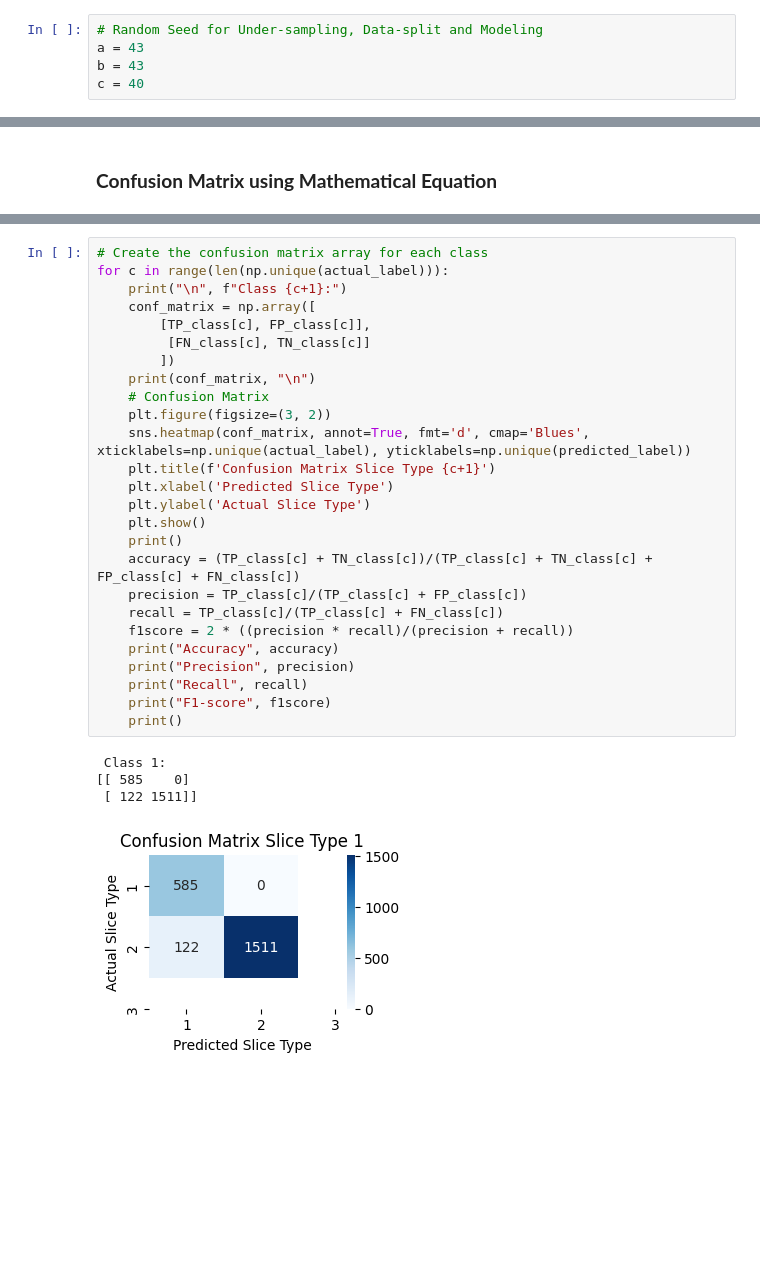
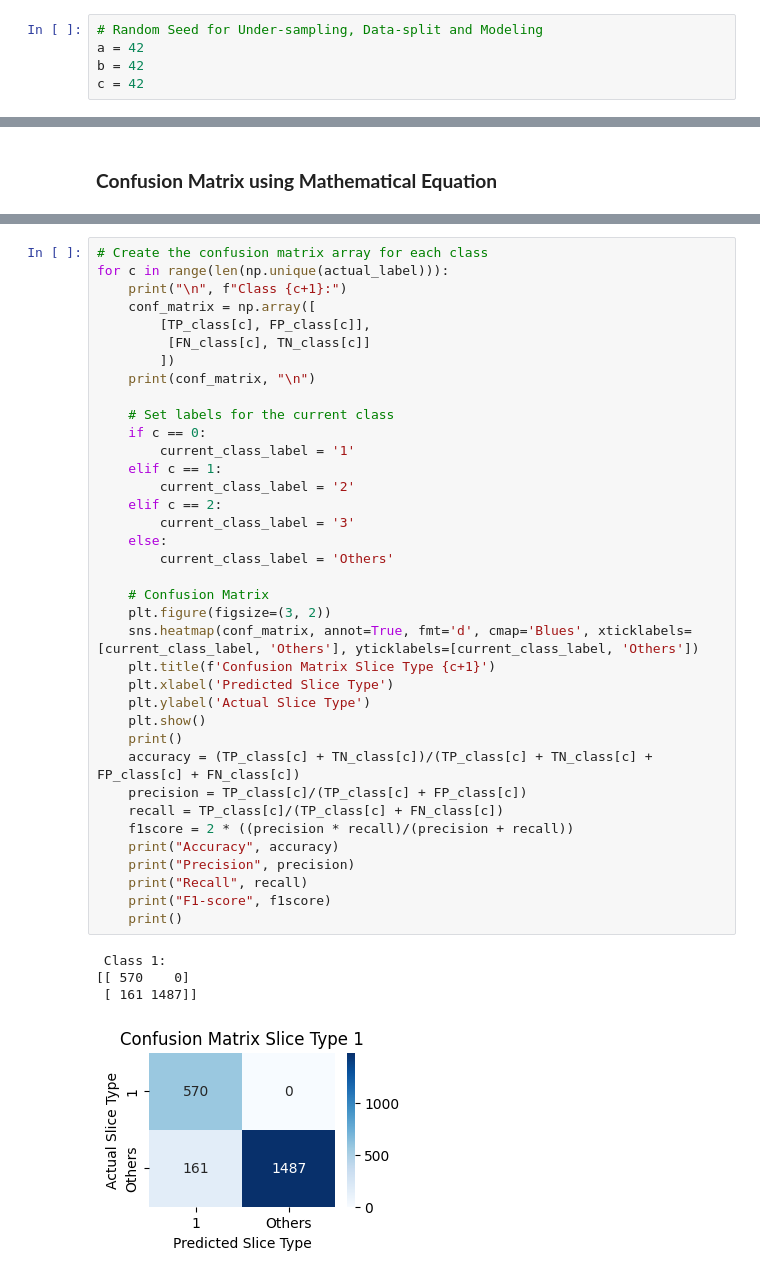
Before and after one commit to sujeshpadhi91/Network-Slicing-with-ML, a Jupyter notebook: Notebooks/Exp9 - Slice_Identification_UnSupML_undersampling_tsne.ipynb, the cells around one changed output, grey strips where cells are left out. Drawn from its saved outputs; the diff is of its cells as text; blank space fills up the shorter version.

```diff
--- a/Notebooks/Exp9 - Slice_Identification_UnSupML_undersampling_tsne.ipynb
+++ b/Notebooks/Exp9 - Slice_Identification_UnSupML_undersampling_tsne.ipynb
@@ -79,9 +79,9 @@ plt.show()
 #### **Under Sampling - Class Imbalance Issue**
 # %%
 # Random Seed for Under-sampling, Data-split and Modeling
-a = 43
-b = 43
-c = 40
+a = 42
+b = 42
+c = 42
 # %%
 print(a)
 # %% [output]
@@ -1277,31 +1259,42 @@ True Negatives (TN): 4314
 # %%
 # Create the confusion matrix array for each class
 for c in range(len(np.unique(actual_label))):
     print("\n", f"Class {c+1}:")
     conf_matrix = np.array([
         [TP_class[c], FP_class[c]],
          [FN_class[c], TN_class[c]]
         ])
     print(conf_matrix, "\n")
+
+    # Set labels for the current class
+    if c == 0:
+        current_class_label = '1'
+    elif c == 1:
+        current_class_label = '2'
+    elif c == 2:
+        current_class_label = '3'
+    else:
+        current_class_label = 'Others'
+
     # Confusion Matrix
     plt.figure(figsize=(3, 2))
-    sns.heatmap(conf_matrix, annot=True, fmt='d', cmap='Blues', xticklabels=np.unique(actual_label), yticklabels=np.unique(predicted_label))
+    sns.heatmap(conf_matrix, annot=True, fmt='d', cmap='Blues', xticklabels=[current_class_label, 'Others'], yticklabels=[current_class_label, 'Others'])
     plt.title(f'Confusion Matrix Slice Type {c+1}')
     plt.xlabel('Predicted Slice Type')
     plt.ylabel('Actual Slice Type')
     plt.show()
     print()
     accuracy = (TP_class[c] + TN_class[c])/(TP_class[c] + TN_class[c] + FP_class[c] + FN_class[c])
     precision = TP_class[c]/(TP_class[c] + FP_class[c])
     recall = TP_class[c]/(TP_class[c] + FN_class[c])
     f1score = 2 * ((precision * recall)/(precision + recall))
     print("Accuracy", accuracy)
     print("Precision", precision)
     print("Recall", recall)
     print("F1-score", f1score)
     print()
 # %% [output]
  Class 1:
-[[ 585    0]
- [ 122 1511]]
+[[ 570    0]
+ [ 161 1487]]
-[figure, old version]
+[figure, new version]
```
Also changed, not shown: parts of 74 cells of this notebook.
